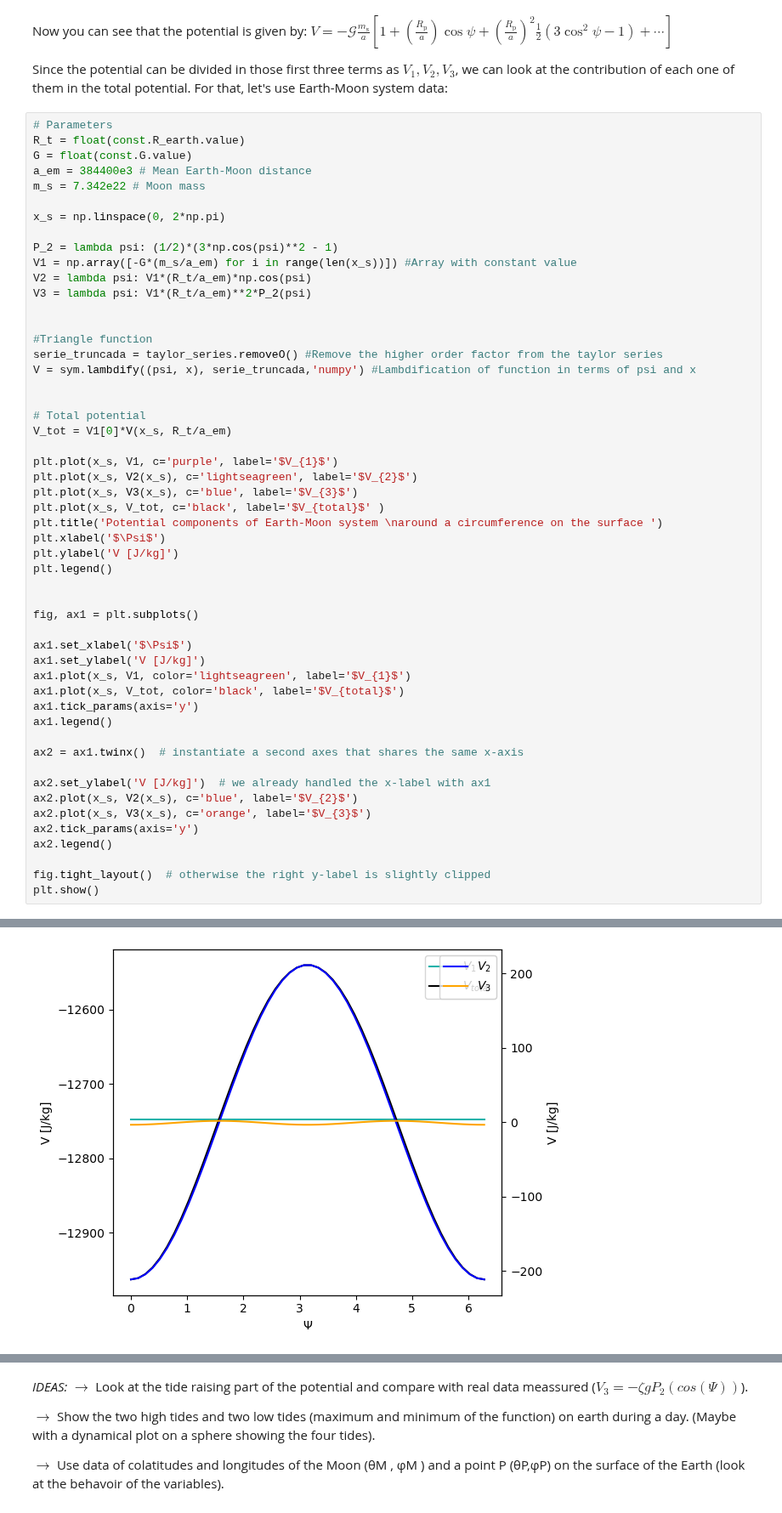
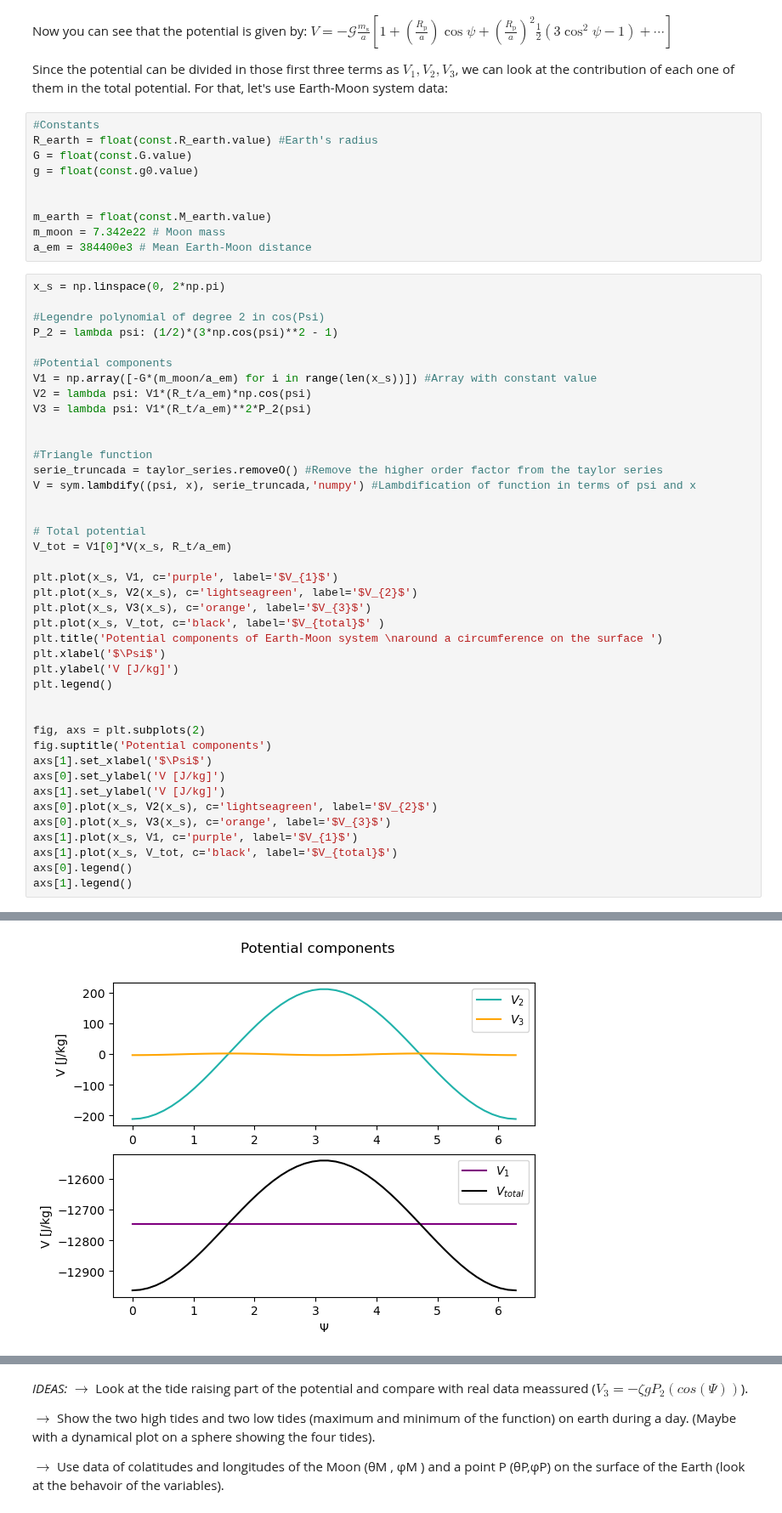
Before and after one commit to seap-udea/murray-dermott-action, a Jupyter notebook: TidesShape/Tides_Rotation_Shape .ipynb, the cells around one changed output, grey strips where cells are left out. Shown at 85% size. Drawn from its saved outputs; the diff is of its cells as text.

```diff
--- a/TidesShape/Tides_Rotation_Shape .ipynb
+++ b/TidesShape/Tides_Rotation_Shape .ipynb
@@ -56,17 +56,24 @@ Now you can see that the potential is given by:
 $V=-\mathcal{G} \frac{m_{\mathrm{s}}}{a}\left[1+\left(\frac{R_{\mathrm{p}}}{a}\right) \cos \psi+\left(\frac{R_{\mathrm{p}}}{a}\right)^2 \frac{1}{2}\left(3 \cos ^2 \psi-1\right)+\cdots\right]$
 
 Since the potential can be divided in those first three terms as $V_1, V_2, V_3$, we can look at the contribution of each one of them in the total potential. For that, let's use Earth-Moon system data:
+# %%
+#Constants
+R_earth = float(const.R_earth.value) #Earth's radius
+G = float(const.G.value)
+g = float(const.g0.value)
+
+
+m_earth = float(const.M_earth.value)
+m_moon = 7.342e22 # Moon mass
+a_em = 384400e3 # Mean Earth-Moon distance
 # %%
-# Parameters
-R_t = float(const.R_earth.value)
-G = float(const.G.value)
-a_em = 384400e3 # Mean Earth-Moon distance
-m_s = 7.342e22 # Moon mass
-
 x_s = np.linspace(0, 2*np.pi)
 
+#Legendre polynomial of degree 2 in cos(Psi)
 P_2 = lambda psi: (1/2)*(3*np.cos(psi)**2 - 1)
-V1 = np.array([-G*(m_s/a_em) for i in range(len(x_s))]) #Array with constant value
+
+#Potential components
+V1 = np.array([-G*(m_moon/a_em) for i in range(len(x_s))]) #Array with constant value
 V2 = lambda psi: V1*(R_t/a_em)*np.cos(psi)
 V3 = lambda psi: V1*(R_t/a_em)**2*P_2(psi)
 
@@ -81,7 +88,7 @@ V_tot = V1[0]*V(x_s, R_t/a_em)
 
 plt.plot(x_s, V1, c='purple', label='$V_{1}$')
 plt.plot(x_s, V2(x_s), c='lightseagreen', label='$V_{2}$')
-plt.plot(x_s, V3(x_s), c='blue', label='$V_{3}$')
+plt.plot(x_s, V3(x_s), c='orange', label='$V_{3}$')
 plt.plot(x_s, V_tot, c='black', label='$V_{total}$' )
 plt.title('Potential components of Earth-Moon system \naround a circumference on the surface ')
 plt.xlabel('$\Psi$')
@@ -89,23 +96,15 @@ plt.ylabel('V [J/kg]')
 plt.legend()
 
 
-fig, ax1 = plt.subplots()
-
-ax1.set_xlabel('$\Psi$')
-ax1.set_ylabel('V [J/kg]')
-ax1.plot(x_s, V1, color='lightseagreen', label='$V_{1}$')
-ax1.plot(x_s, V_tot, color='black', label='$V_{total}$')
-ax1.tick_params(axis='y')
-ax1.legend()
-
-ax2 = ax1.twinx()  # instantiate a second axes that shares the same x-axis
-
-ax2.set_ylabel('V [J/kg]')  # we already handled the x-label with ax1
-ax2.plot(x_s, V2(x_s), c='blue', label='$V_{2}$')
-ax2.plot(x_s, V3(x_s), c='orange', label='$V_{3}$')
-ax2.tick_params(axis='y')
-ax2.legend()
-
-fig.tight_layout()  # otherwise the right y-label is slightly clipped
-plt.show()
+fig, axs = plt.subplots(2)
+fig.suptitle('Potential components')
+axs[1].set_xlabel('$\Psi$')
+axs[0].set_ylabel('V [J/kg]')
+axs[1].set_ylabel('V [J/kg]')
+axs[0].plot(x_s, V2(x_s), c='lightseagreen', label='$V_{2}$')
+axs[0].plot(x_s, V3(x_s), c='orange', label='$V_{3}$')
+axs[1].plot(x_s, V1, c='purple', label='$V_{1}$')
+axs[1].plot(x_s, V_tot, c='black', label='$V_{total}$')
+axs[0].legend()
+axs[1].legend()
 # %% [output]
@@ -113 +113 @@ plt.show()
-[figure, old version]
+[figure, new version]
```
Also changed, not shown: parts of 33 cells of this notebook, 4 other files.
